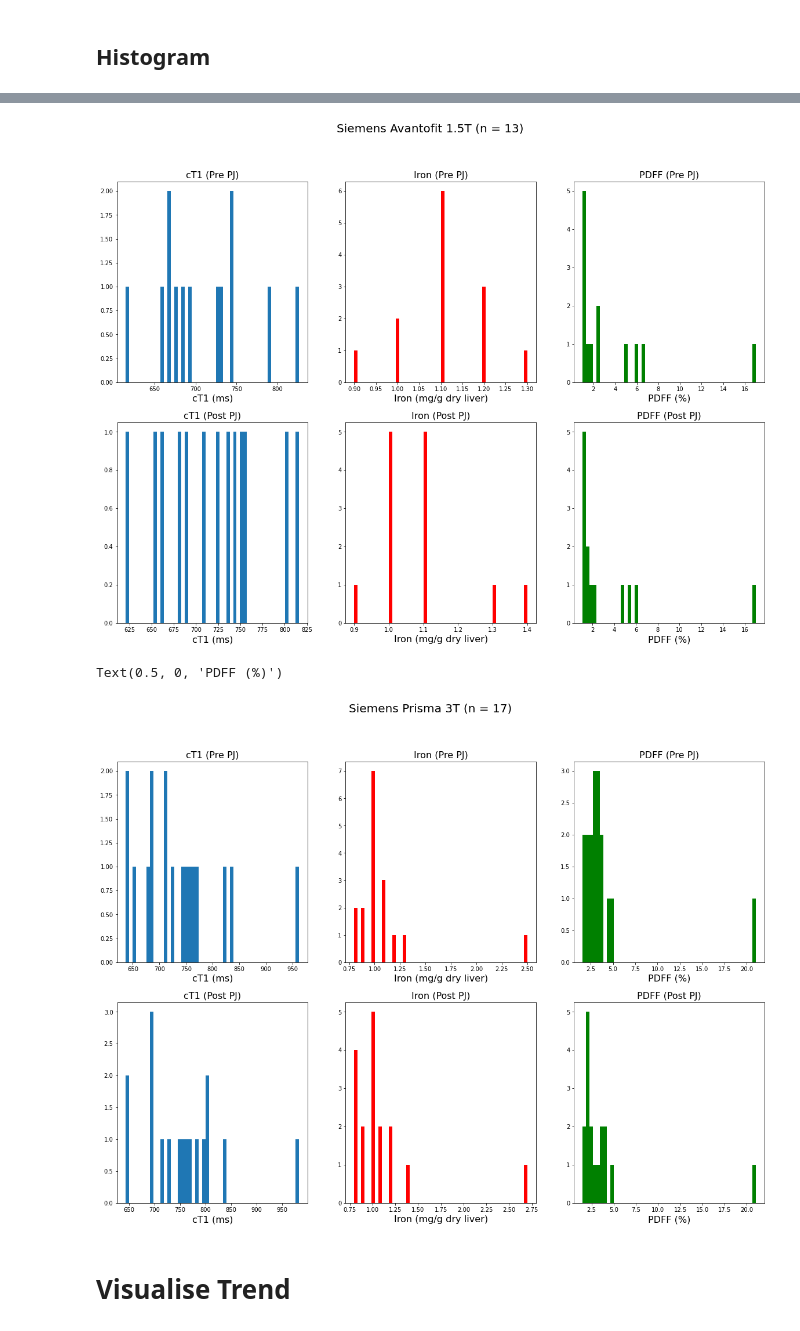
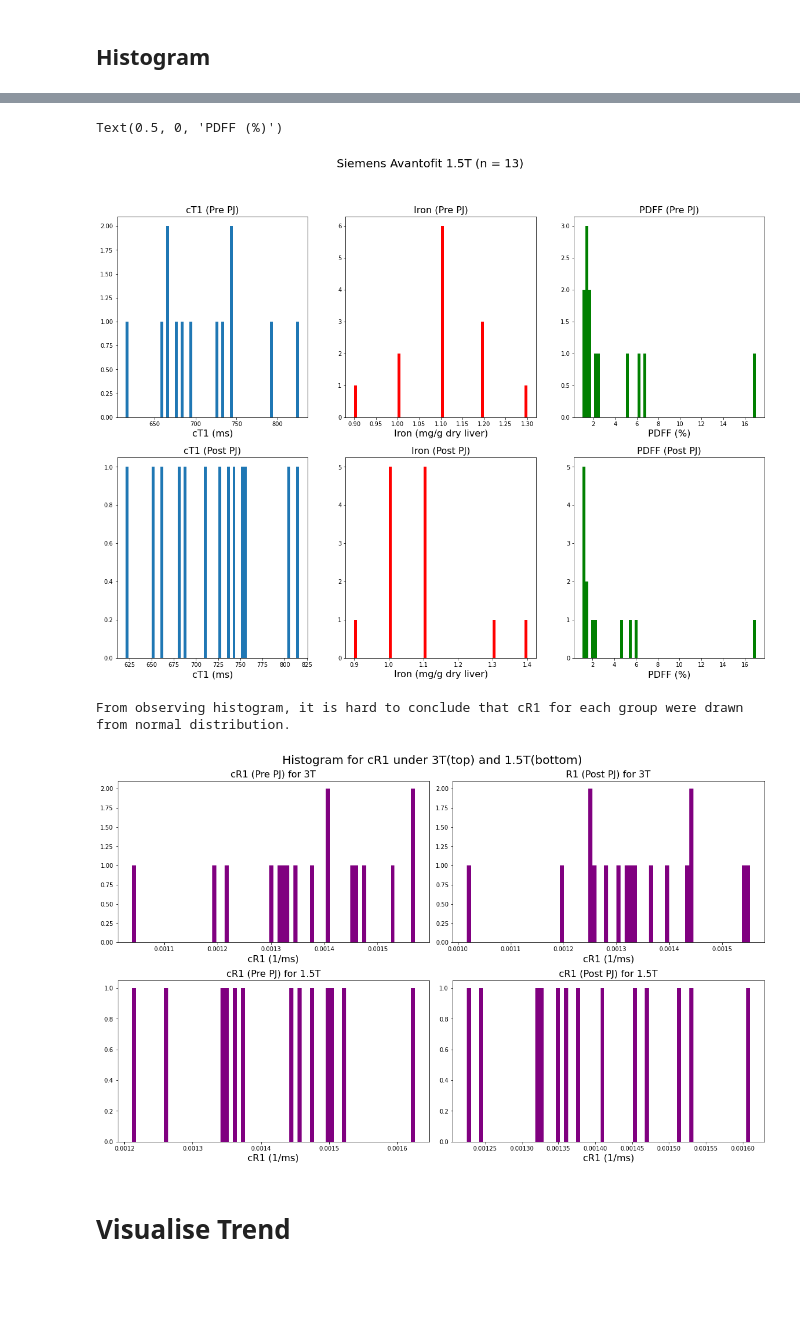
Before and after one commit to WhySeeYC/reference_app, a Jupyter notebook: PineappleJuice/VendorSpecificPlots.ipynb, the cells around one changed output, grey strips where cells are left out. Saved outputs shown, nothing was run; the diff lists cells and outputs as text; code cells hidden in the pictures; blank space fills up the shorter version.

```diff
--- a/PineappleJuice/VendorSpecificPlots.ipynb
+++ b/PineappleJuice/VendorSpecificPlots.ipynb
@@ -199 +224,6 @@ There are some parameters are categorical or record data: Record Id, Portal_ID (
 | freq | 1 | 1 | 1 | 13 | 13 | ... |
+# %%
+# Compute cR1 for 3T Prisma data
+PA['cR1 median (Pre PJ)'] = 1/PA['cT1 median (Pre PJ)']
+PA['cR1 median (Post PJ)'] = 1/PA['cT1 median (Post PJ)']
+PA
@@ -199,0 +249,5 @@ There are some parameters are categorical or record data: Record Id, Portal_ID (
+# %%
+# Compute cR1 for 1.5T Avantofit data
+AV['cR1 median (Pre PJ)'] = 1/AV['cT1 median (Pre PJ)']
+AV['cR1 median (Post PJ)'] = 1/AV['cT1 median (Post PJ)']
+AV
@@ -251,68 +376,66 @@ axes[2].set_xticklabels(['Pre', 'Post'], fontsize = 16)
 # %%
+# TODO: make the ytick label in integer
+# Histograms to explore data distribution for metric cT1, Iron, PDFF under 1.5T
+
 fig, axes = plt.subplots(nrows = 2, ncols = 3, figsize = (20,14))
 fig.suptitle('Siemens Avantofit 1.5T (n = 13)', fontsize = 20)
 
-axes[0, 0].hist(AV["cT1 median (Pre PJ)"], bins = 50)
+axes[0, 0].hist(AV["cT1 median (Pre PJ)"], bins = 60)
 axes[0, 0].set_title("cT1 (Pre PJ)", fontsize = 16)
 axes[0, 0].set_xlabel("cT1 (ms)", fontsize = 16)
 
-axes[0, 1].hist(AV["Iron median (Pre PJ)"], bins = 50, color = 'red')
+axes[0, 1].hist(AV["Iron median (Pre PJ)"], bins = 60, color = 'red')
 axes[0, 1].set_title("Iron (Pre PJ)", fontsize = 16)
 axes[0, 1].set_xlabel("Iron (mg/g dry liver)", fontsize = 16)
 
-
-axes[0, 2].hist(AV["PDFF median (Pre PJ)"], bins = 50, color = 'green')
+axes[0, 2].hist(AV["PDFF median (Pre PJ)"], bins = 60, color = 'green')
 axes[0, 2].set_title("PDFF (Pre PJ)", fontsize = 16)
 axes[0, 2].set_xlabel("PDFF (%)", fontsize = 16)
 
-axes[1, 0].hist(AV["cT1 median (Post PJ)"], bins = 50)
+axes[1, 0].hist(AV["cT1 median (Post PJ)"], bins = 60)
 axes[1, 0].set_title("cT1 (Post PJ)", fontsize = 16)
 axes[1, 0].set_xlabel("cT1 (ms)", fontsize = 16)
 
-axes[1, 1].hist(AV["Iron median (Post PJ)"], bins = 50, color = 'red')
+axes[1, 1].hist(AV["Iron median (Post PJ)"], bins = 60, color = 'red')
 axes[1, 1].set_title("Iron (Post PJ)", fontsize = 16)
 axes[1, 1].set_xlabel("Iron (mg/g dry liver)", fontsize = 16)
 
 
-axes[1, 2].hist(AV["PDFF median (Post PJ)"], bins = 50, color = 'green')
+axes[1, 2].hist(AV["PDFF median (Post PJ)"], bins = 60, color = 'green')
 axes[1, 2].set_title("PDFF (Post PJ)", fontsize = 16)
 axes[1, 2].set_xlabel("PDFF (%)", fontsize = 16)
-plt.savefig("AV Hist bin 50.png")
+# #plt.savefig("AV Hist bin 60.png")
 # %% [output]
+Text(0.5, 0, 'PDFF (%)')
-[figure, old version]
+[figure, new version]
 # %%
-fig, axes = plt.subplots(nrows = 2, ncols = 3, figsize = (20,14))
-fig.suptitle('Siemens Prisma 3T (n = 17)', fontsize = 20)
+# TODO: make the ytick label in integer
+# TODO: color the graphs
+# Create histogram to explore data distribution for cR1 metric
+fig, axes = plt.subplots(nrows = 2, ncols = 2, figsize = (16, 10))
+fig.suptitle('Histogram for cR1 under 3T(top) and 1.5T(bottom)', fontsize = 20)
 
-axes[0, 0].hist(PA["cT1 median (Pre PJ)"], bins = 50)
-axes[0, 0].set_title("cT1 (Pre PJ)", fontsize = 16)
-axes[0, 0].set_xlabel("cT1 (ms)", fontsize = 16)
+axes[0, 0].hist(PA['cR1 median (Pre PJ)'], color = 'purple', bins = 70)
+axes[0, 0].set_title('cR1 (Pre PJ) for 3T', fontsize = 16)
+axes[0, 0].set_xlabel('cR1 (1/ms)', fontsize = 16)
 
-axes[0, 1].hist(PA["Iron median (Pre PJ)"], bins = 50, color = 'red')
-axes[0, 1].set_title("Iron (Pre PJ)", fontsize = 16)
-axes[0, 1].set_xlabel("Iron (mg/g dry liver)", fontsize = 16)
+axes[0, 1].hist(PA['cR1 median (Post PJ)'], color = 'purple', bins = 70)
+axes[0, 1].set_title('R1 (Post PJ) for 3T', fontsize = 16)
+axes[0, 1].set_xlabel('cR1 (1/ms)', fontsize = 16)
 
+axes[1, 0].hist(AV['cR1 median (Pre PJ)'], color = 'purple', bins = 70)
+axes[1, 0].set_title('cR1 (Pre PJ) for 1.5T', fontsize = 16)
+axes[1, 0].set_xlabel('cR1 (1/ms)', fontsize = 16)
 
-axes[0, 2].hist(PA["PDFF median (Pre PJ)"], bins = 50, color = 'green')
-axes[0, 2].set_title("PDFF (Pre PJ)", fontsize = 16)
-axes[0, 2].set_xlabel("PDFF (%)", fontsize = 16)
+axes[1, 1].hist(AV['cR1 median (Post PJ)'], color = 'purple', bins = 70)
+axes[1, 1].set_title('cR1 (Post PJ) for 1.5T', fontsize = 16)
+axes[1, 1].set_xlabel('cR1 (1/ms)', fontsize = 16)
+plt.tight_layout()
 
-axes[1, 0].hist(PA["cT1 median (Post PJ)"], bins = 50)
-axes[1, 0].set_title("cT1 (Post PJ)", fontsize = 16)
-axes[1, 0].set_xlabel("cT1 (ms)", fontsize = 16)
-
-axes[1, 1].hist(PA["Iron median (Post PJ)"], bins = 50, color = 'red')
-axes[1, 1].set_title("Iron (Post PJ)", fontsize = 16)
-axes[1, 1].set_xlabel("Iron (mg/g dry liver)", fontsize = 16)
-
-
-axes[1, 2].hist(PA["PDFF median (Post PJ)"], bins = 50, color = 'green')
-axes[1, 2].set_title("PDFF (Post PJ)", fontsize = 16)
-axes[1, 2].set_xlabel("PDFF (%)", fontsize = 16)
-#plt.savefig("PA Hist.png")
+print('From observing histogram, it is hard to conclude that cR1 for each group were drawn from normal distribution.')
 # %% [output]
-Text(0.5, 0, 'PDFF (%)')
+From observing histogram, it is hard to conclude that cR1 for each group were drawn from normal distribution.
-[figure, old version]
+[figure, new version]
 # %% [markdown]
 # Visualise Trend
 # %% [markdown]
```
Also changed, not shown: parts of 32 cells of this notebook.
